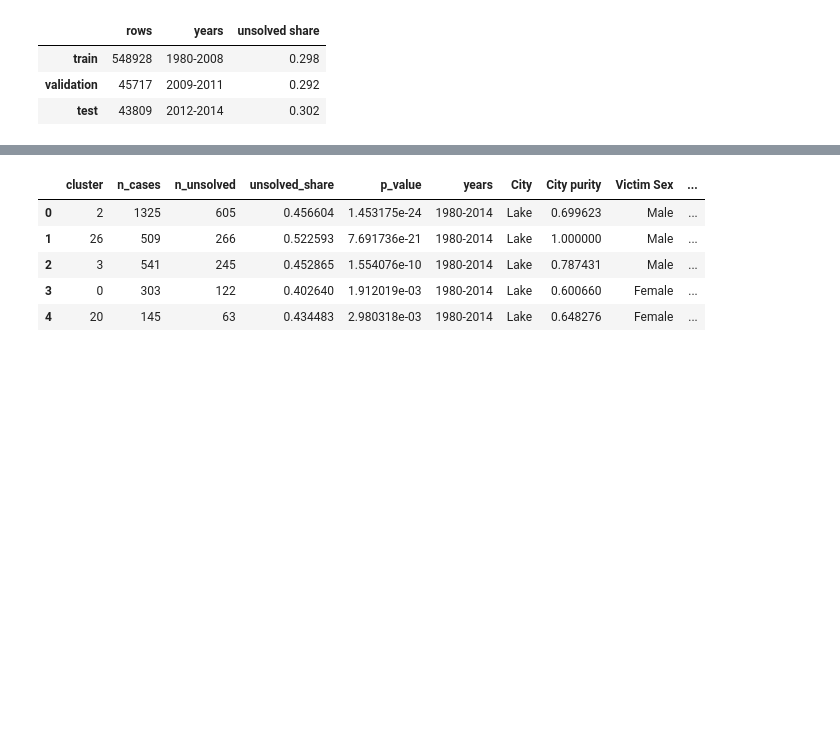
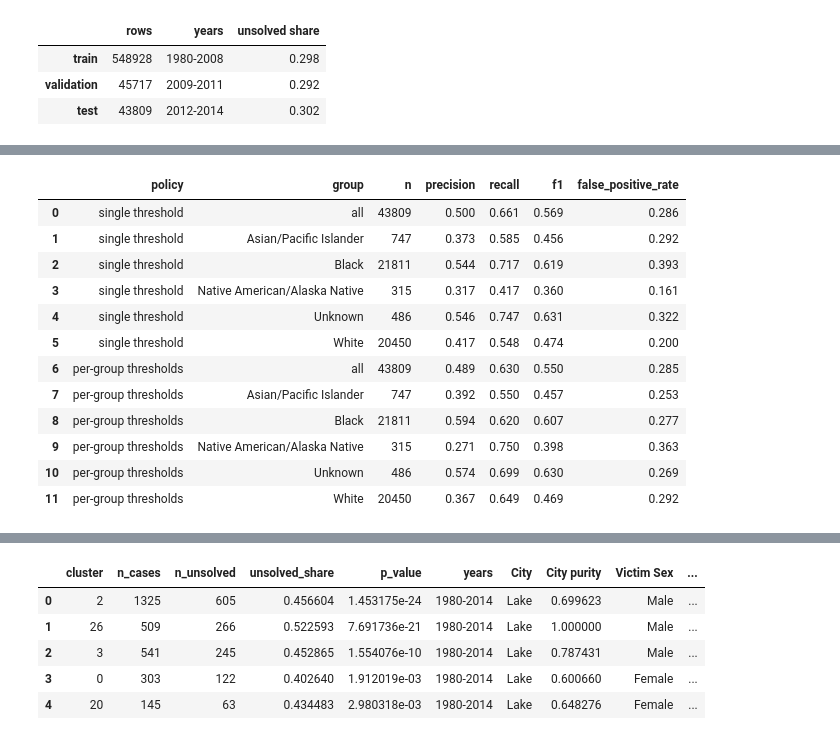
Before and after one commit to gossezandstra-star/homicide-solvability, a Jupyter notebook: notebooks/homicide_pipeline.ipynb, the cells around one changed output, grey strips where cells are left out. Cells and saved outputs as stored; diff of their text form; code cells hidden in the pictures; blank space fills up the shorter version.

```diff
--- a/notebooks/homicide_pipeline.ipynb
+++ b/notebooks/homicide_pipeline.ipynb
@@ -51,0 +108,16 @@ selected model: random_forest
+# %%
+pd.read_csv(MET / 'fairness_thresholds.csv').round(3)
+# %% [output]
+|  | policy | group | n | precision | recall | f1 | false_positive_rate |
+| 0 | single threshold | all | 43809 | 0.500 | 0.661 | 0.569 | 0.286 |
+| 1 | single threshold | Asian/Pacific Islander | 747 | 0.373 | 0.585 | 0.456 | 0.292 |
+| 2 | single threshold | Black | 21811 | 0.544 | 0.717 | 0.619 | 0.393 |
+| 3 | single threshold | Native American/Alaska Native | 315 | 0.317 | 0.417 | 0.360 | 0.161 |
+| 4 | single threshold | Unknown | 486 | 0.546 | 0.747 | 0.631 | 0.322 |
+| 5 | single threshold | White | 20450 | 0.417 | 0.548 | 0.474 | 0.200 |
+| 6 | per-group thresholds | all | 43809 | 0.489 | 0.630 | 0.550 | 0.285 |
+| 7 | per-group thresholds | Asian/Pacific Islander | 747 | 0.392 | 0.550 | 0.457 | 0.253 |
+| 8 | per-group thresholds | Black | 21811 | 0.594 | 0.620 | 0.607 | 0.277 |
+| 9 | per-group thresholds | Native American/Alaska Native | 315 | 0.271 | 0.750 | 0.398 | 0.363 |
+| 10 | per-group thresholds | Unknown | 486 | 0.574 | 0.699 | 0.630 | 0.269 |
+| 11 | per-group thresholds | White | 20450 | 0.367 | 0.649 | 0.469 | 0.292 |
```
Also changed, not shown: parts of 24 cells of this notebook, 38 other files.
